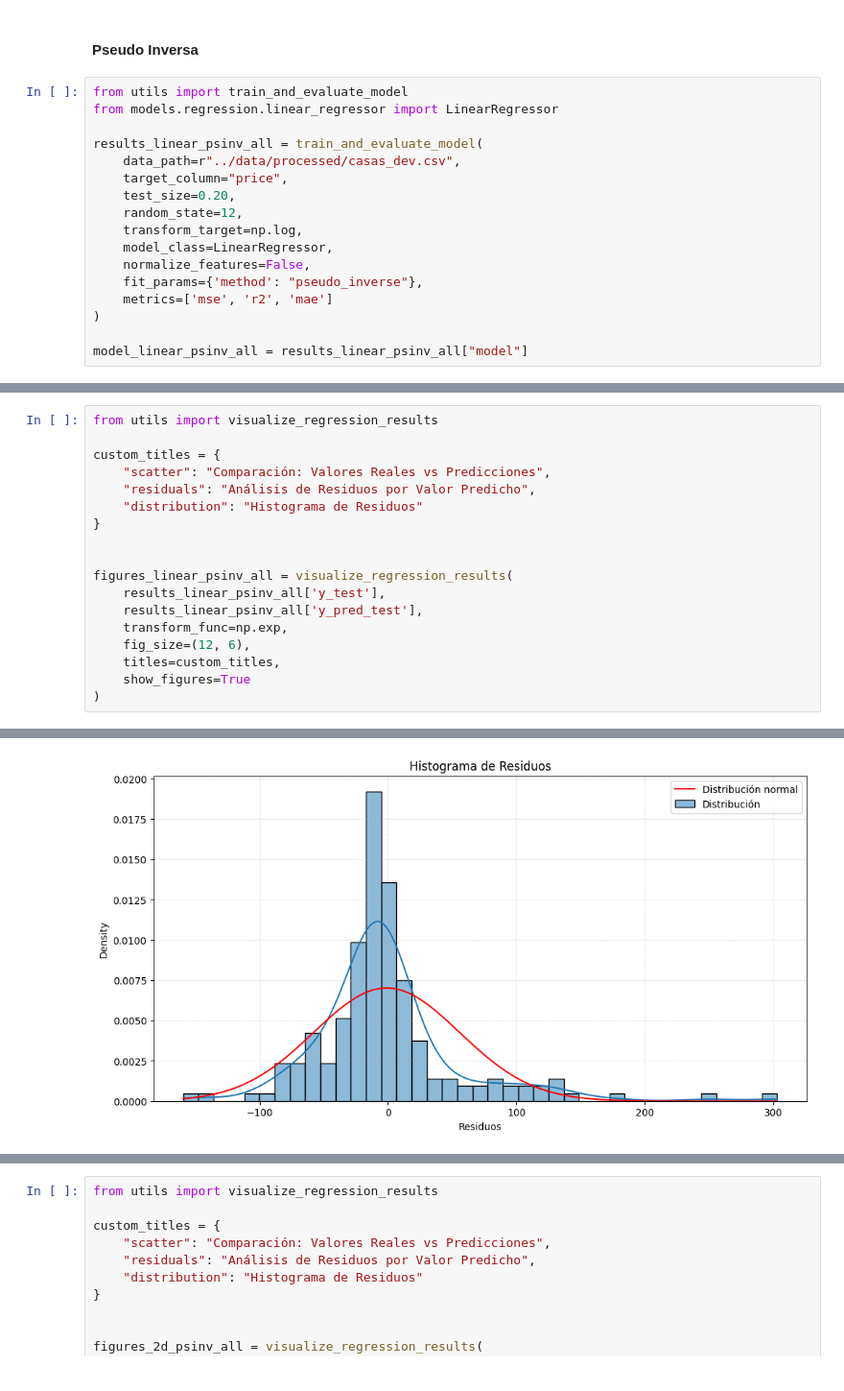
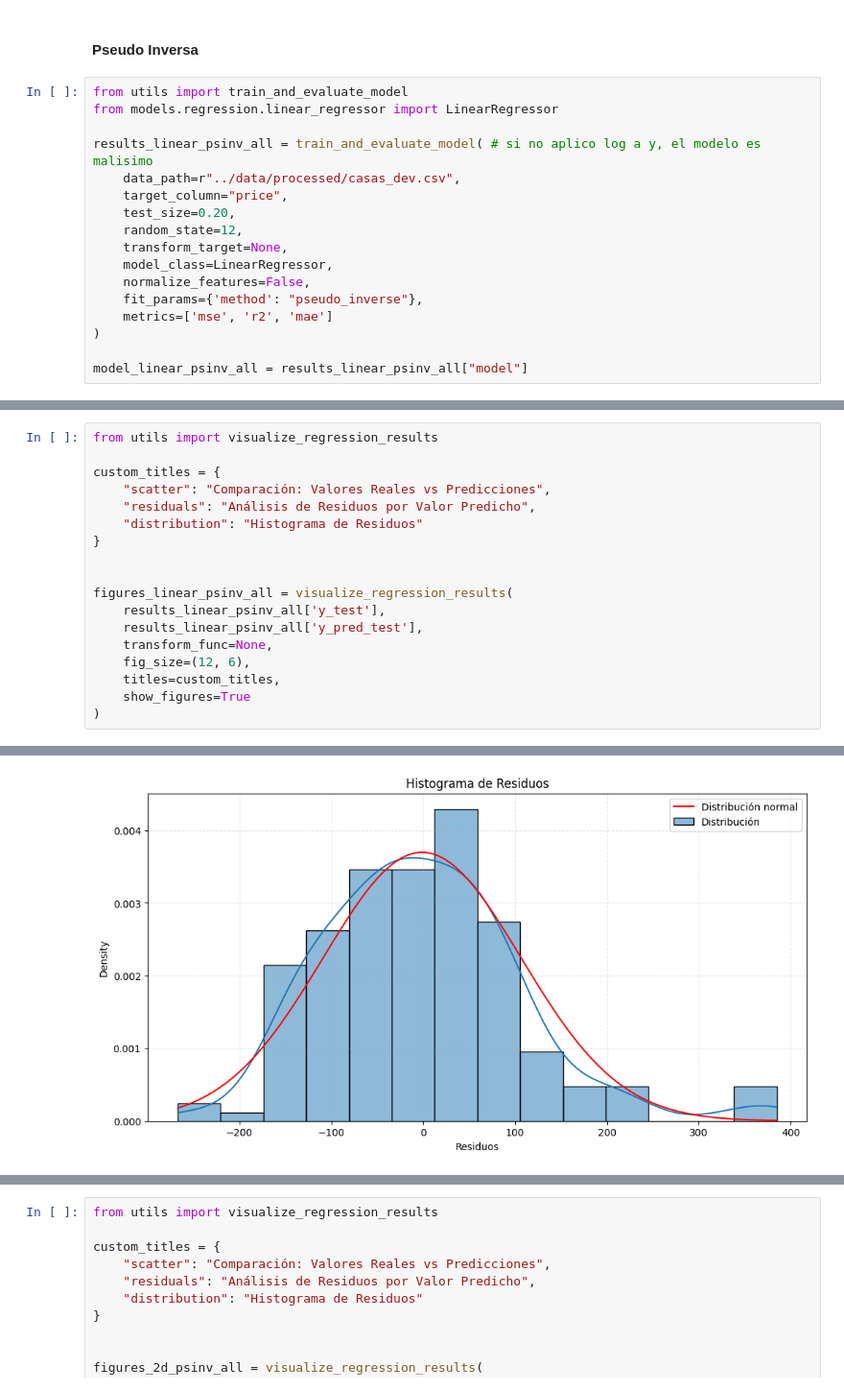
Before and after one commit to frizynn/tp1-machine-learning, a Jupyter notebook: src/Entrega_Tp1.ipynb, the cells around one changed output, grey strips where cells are left out. Shown at 96% size. Saved outputs shown, nothing was run; the diff lists cells and outputs as text.

```diff
--- a/src/Entrega_Tp1.ipynb
+++ b/src/Entrega_Tp1.ipynb
@@ -244,12 +234,12 @@ X_train, X_test, y_train, y_test = split_test_train_with_label(X, y, test_size=0
 from utils import train_and_evaluate_model
 from models.regression.linear_regressor import LinearRegressor
 
-results_linear_psinv_all = train_and_evaluate_model(
+results_linear_psinv_all = train_and_evaluate_model( # si no aplico log a y, el modelo es malisimo
     data_path=r"../data/processed/casas_dev.csv",
     target_column="price",
     test_size=0.20,
     random_state=12,
-    transform_target=np.log,
+    transform_target=None,
     model_class=LinearRegressor,
     normalize_features=False,
     fit_params={'method': "pseudo_inverse"},
@@ -287,7 +277,7 @@ custom_titles = {
 figures_linear_psinv_all = visualize_regression_results(
     results_linear_psinv_all['y_test'],
     results_linear_psinv_all['y_pred_test'],
-    transform_func=np.exp,
+    transform_func=None,
     fig_size=(12, 6),
     titles=custom_titles,
     show_figures=True
@@ -298 +288 @@ figures_linear_psinv_all = visualize_regression_results(
-[figure, old version]
+[figure, new version]
```
Also changed, not shown: parts of 22 cells of this notebook, 4 other files.
